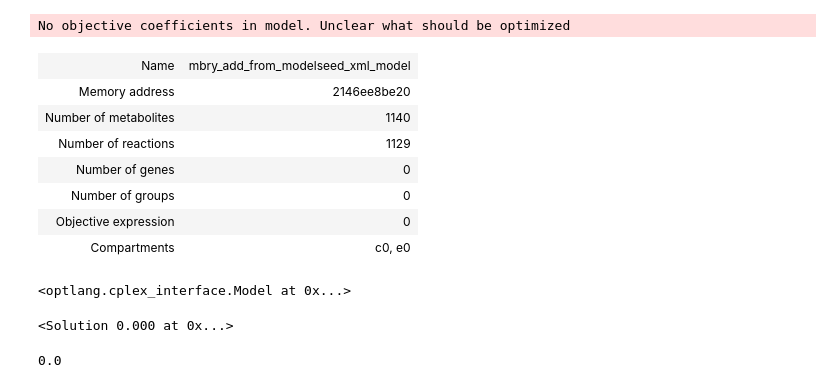
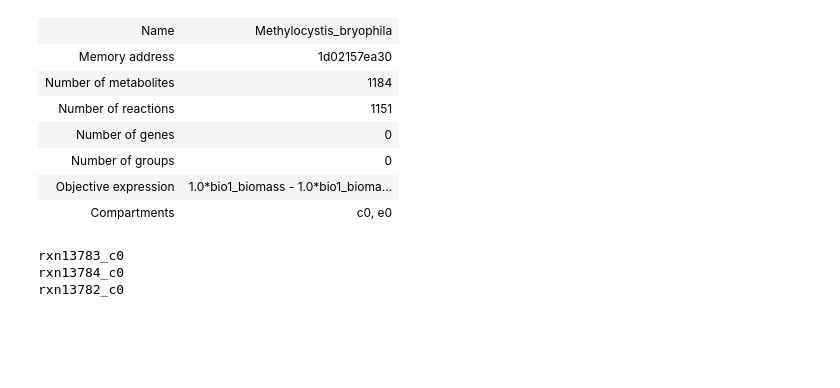
Before and after one commit to xinlia/BuildGEM, a Jupyter notebook: 3_fba_check.ipynb, the cells around one changed output. Drawn from its saved outputs; the diff is of its cells as text; code cells hidden in the pictures; blank space fills up the shorter version.

```diff
--- a/3_fba_check.ipynb
+++ b/3_fba_check.ipynb
@@ -7,27 +21,23 @@ org_full_name = 'Methylocystis_bryophila'
 # %%
 import cobra
-model = cobra.io.read_sbml_model(org_name+'_model\\'+org_name+'_add_from_modelseed_xml_model.xml')
+model = cobra.io.read_sbml_model(org_name+'_model\\'+org_name+'_add_from_modelseed_4.xml_model.xml')
+#drift_model = cobra.io.read_sbml_model(org_name+'_model\\ModelSeed_model_'+org_full_name+'.xml')
 model
 # %% [output]
-No objective coefficients in model. Unclear what should be optimized
-| Name | mbry_add_from_modelseed_xml_model |
-| Memory address | 2146ee8be20 |
-| Number of metabolites | 1140 |
-| Number of reactions | 1129 |
+| Name | Methylocystis_bryophila |
+| Memory address | 1d02157ea30 |
+| Number of metabolites | 1184 |
+| Number of reactions | 1151 |
 | Number of genes | 0 |
 | Number of groups | 0 |
-| Objective expression | 0 |
+| Objective expression | 1.0*bio1_biomass - 1.0*bio1_bioma... |
 | Compartments | c0, e0 |
-# %%
-model.solver
-# %% [output]
-<optlang.cplex_interface.Model at 0x...>
-# %%
-solution = model.optimize()
-print(solution)
-# %% [output]
-<Solution 0.000 at 0x...>
-# %%
-solution.objective_value
-# %% [output]
-0.0
+# %%
+rxnlist = [rxn.id for rxn in model.reactions]
+for rxn in model2.reactions:
+    if not rxn.id in rxnlist:
+        print(rxn.id)
+# %% [output]
+rxn13783_c0
+rxn13784_c0
+rxn13782_c0
```
Also changed, not shown: parts of 11 cells of this notebook, 57 other files.
